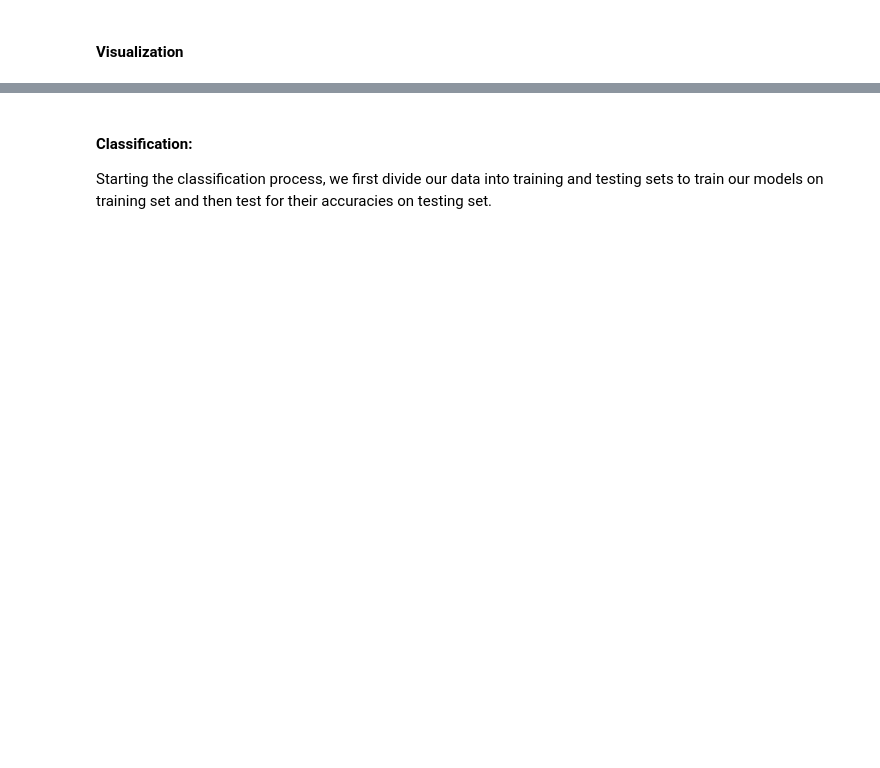
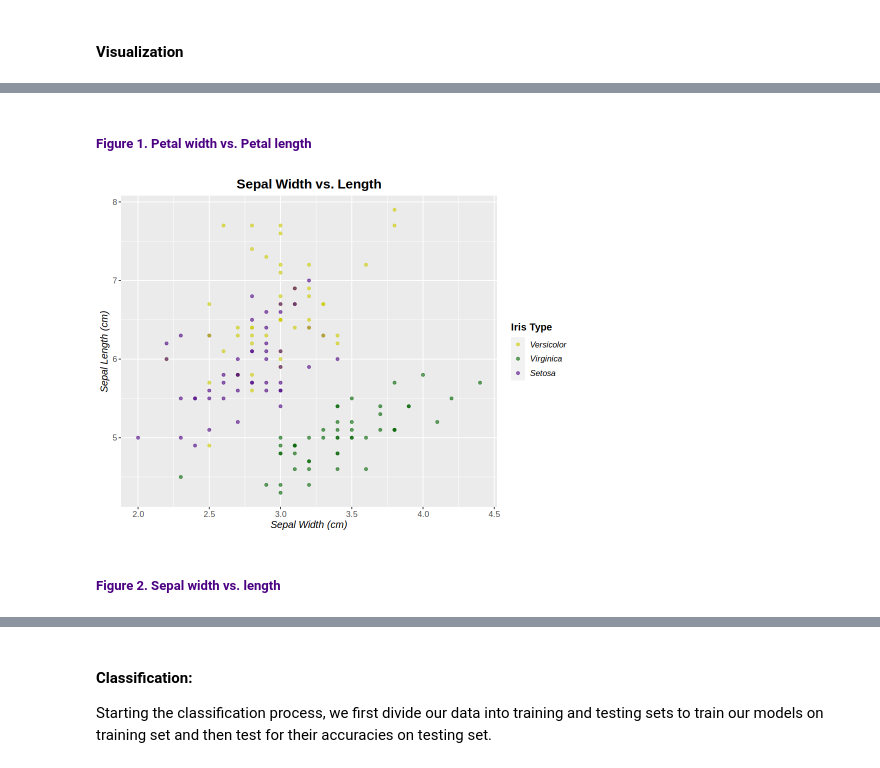
Before and after one commit to chilux00/dsci100-004-15, a Jupyter notebook: iris_prediction.ipynb, the cells around one changed output, grey strips where cells are left out. Saved outputs shown, nothing was run; the diff lists cells and outputs as text; code cells hidden in the pictures; blank space fills up the shorter version.

```diff
--- a/iris_prediction.ipynb
+++ b/iris_prediction.ipynb
@@ -144 +147,9 @@ petal_vs_sepal_length
+# %% [markdown]
+##### <font color="#4B0082"> Figure 1. Petal width vs. Petal length
+# %%
+sepal_width_vs_length
+# %% [output]
+[figure, added]
+# %% [markdown]
+##### <font color="#4B0082"> Figure 2. Sepal width vs. length
 # %% [markdown]
```
Also changed, not shown: parts of 56 cells of this notebook.
